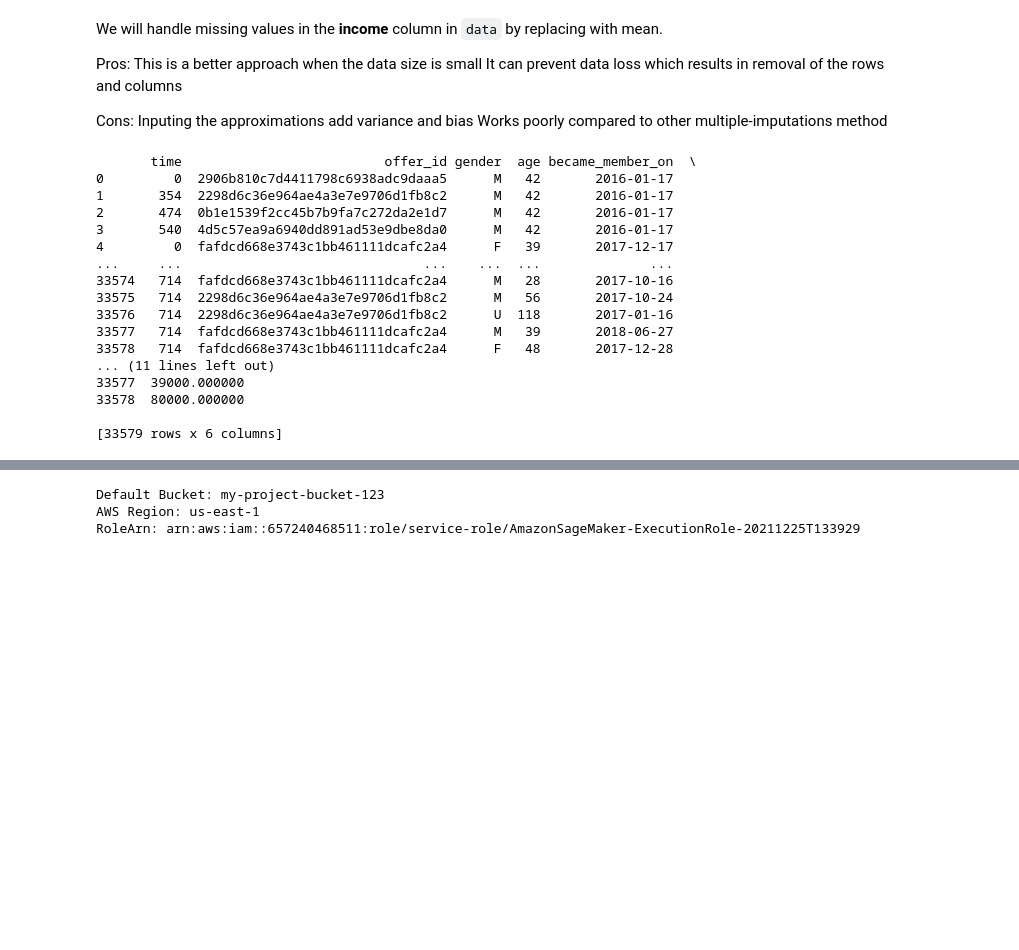
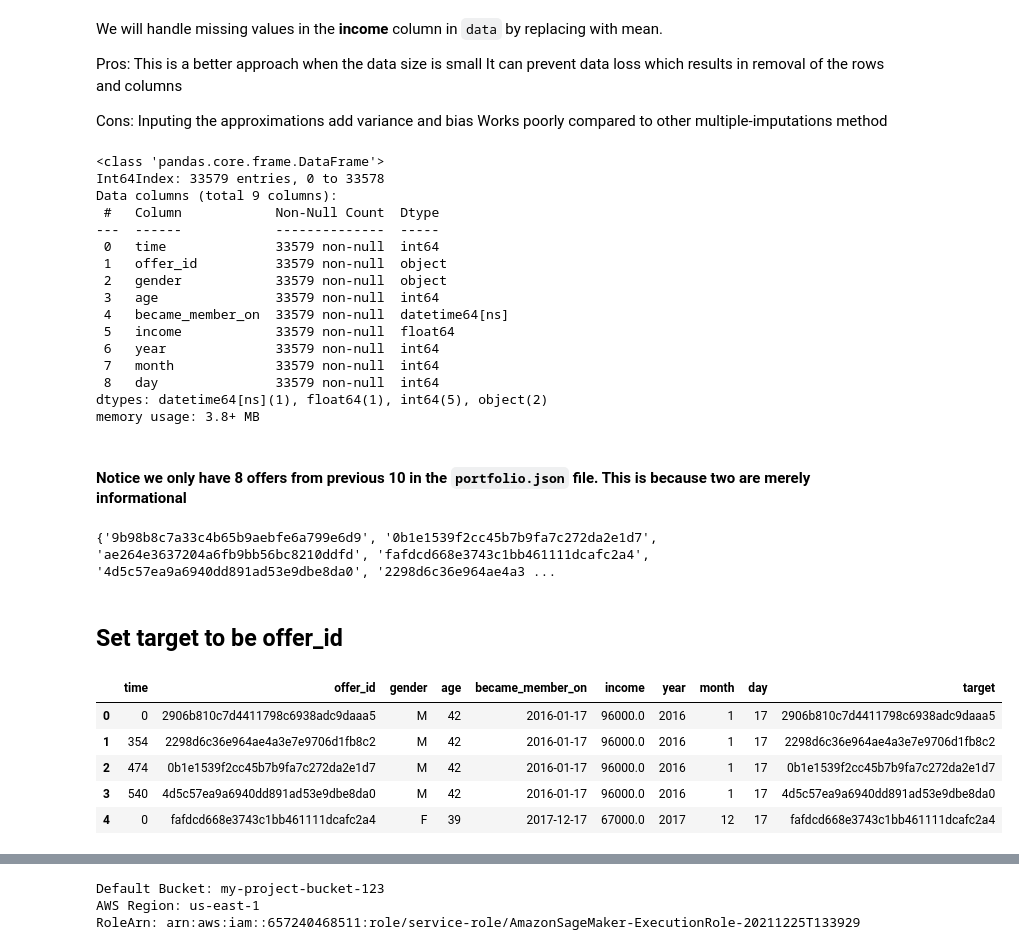
Before and after one commit to beauvilerobed/predict-consumer-responses, a Jupyter notebook: sagemaker.ipynb, the cells around one changed output, grey strips where cells are left out. Saved outputs shown, nothing was run; the diff lists cells and outputs as text; code cells hidden in the pictures; blank space fills up the shorter version.

```diff
--- a/sagemaker.ipynb
+++ b/sagemaker.ipynb
@@ -185,22 +191,40 @@ Works poorly compared to other multiple-imputations method
 # %%
 mean_val = data["income"].mean()
 data["income"].replace(np.NaN, mean_val, inplace=True)
-print(data)
+data.info()
 # %% [output]
-       time                          offer_id gender  age became_member_on  \
-0         0  2906b810c7d4411798c6938adc9daaa5      M   42       2016-01-17
-1       354  2298d6c36e964ae4a3e7e9706d1fb8c2      M   42       2016-01-17
-2       474  0b1e1539f2cc45b7b9fa7c272da2e1d7      M   42       2016-01-17
-3       540  4d5c57ea9a6940dd891ad53e9dbe8da0      M   42       2016-01-17
-4         0  fafdcd668e3743c1bb461111dcafc2a4      F   39       2017-12-17
-...     ...                               ...    ...  ...              ...
-33574   714  fafdcd668e3743c1bb461111dcafc2a4      M   28       2017-10-16
-33575   714  2298d6c36e964ae4a3e7e9706d1fb8c2      M   56       2017-10-24
-33576   714  2298d6c36e964ae4a3e7e9706d1fb8c2      U  118       2017-01-16
-33577   714  fafdcd668e3743c1bb461111dcafc2a4      M   39       2018-06-27
-33578   714  fafdcd668e3743c1bb461111dcafc2a4      F   48       2017-12-28
-... (11 lines left out)
-33577  39000.000000
-33578  80000.000000
-
-[33579 rows x 6 columns]
+<class 'pandas.core.frame.DataFrame'>
+Int64Index: 33579 entries, 0 to 33578
+Data columns (total 9 columns):
+ #   Column            Non-Null Count  Dtype
+---  ------            --------------  -----
+ 0   time              33579 non-null  int64
+ 1   offer_id          33579 non-null  object
+ 2   gender            33579 non-null  object
+ 3   age               33579 non-null  int64
+ 4   became_member_on  33579 non-null  datetime64[ns]
+ 5   income            33579 non-null  float64
+ 6   year              33579 non-null  int64
+ 7   month             33579 non-null  int64
+ 8   day               33579 non-null  int64
+dtypes: datetime64[ns](1), float64(1), int64(5), object(2)
+memory usage: 3.8+ MB
+# %% [markdown]
+#### Notice we only have 8 offers from previous 10 in the `portfolio.json` file. This is because two are merely informational
+# %%
+target_vals = {offer_id for offer_id in data['offer_id']}
+print(target_vals)
+# %% [output]
+{'9b98b8c7a33c4b65b9aebfe6a799e6d9', '0b1e1539f2cc45b7b9fa7c272da2e1d7', 'ae264e3637204a6fb9bb56bc8210ddfd', 'fafdcd668e3743c1bb461111dcafc2a4', '4d5c57ea9a6940dd891ad53e9dbe8da0', '2298d6c36e964ae4a3 ...
+# %% [markdown]
+## Set target to be offer_id
+# %%
+data['target'] = data['offer_id']
+data.head()
+# %% [output]
+|  | time | offer_id | gender | age | became_member_on | income | year | month | day | target |
+| 0 | 0 | 2906b810c7d4411798c6938adc9daaa5 | M | 42 | 2016-01-17 | 96000.0 | 2016 | 1 | 17 | 2906b810c7d4411798c6938adc9daaa5 |
+| 1 | 354 | 2298d6c36e964ae4a3e7e9706d1fb8c2 | M | 42 | 2016-01-17 | 96000.0 | 2016 | 1 | 17 | 2298d6c36e964ae4a3e7e9706d1fb8c2 |
+| 2 | 474 | 0b1e1539f2cc45b7b9fa7c272da2e1d7 | M | 42 | 2016-01-17 | 96000.0 | 2016 | 1 | 17 | 0b1e1539f2cc45b7b9fa7c272da2e1d7 |
+| 3 | 540 | 4d5c57ea9a6940dd891ad53e9dbe8da0 | M | 42 | 2016-01-17 | 96000.0 | 2016 | 1 | 17 | 4d5c57ea9a6940dd891ad53e9dbe8da0 |
+| 4 | 0 | fafdcd668e3743c1bb461111dcafc2a4 | F | 39 | 2017-12-17 | 67000.0 | 2017 | 12 | 17 | fafdcd668e3743c1bb461111dcafc2a4 |
```
Also changed, not shown: parts of 37 cells of this notebook, 4 other files.
